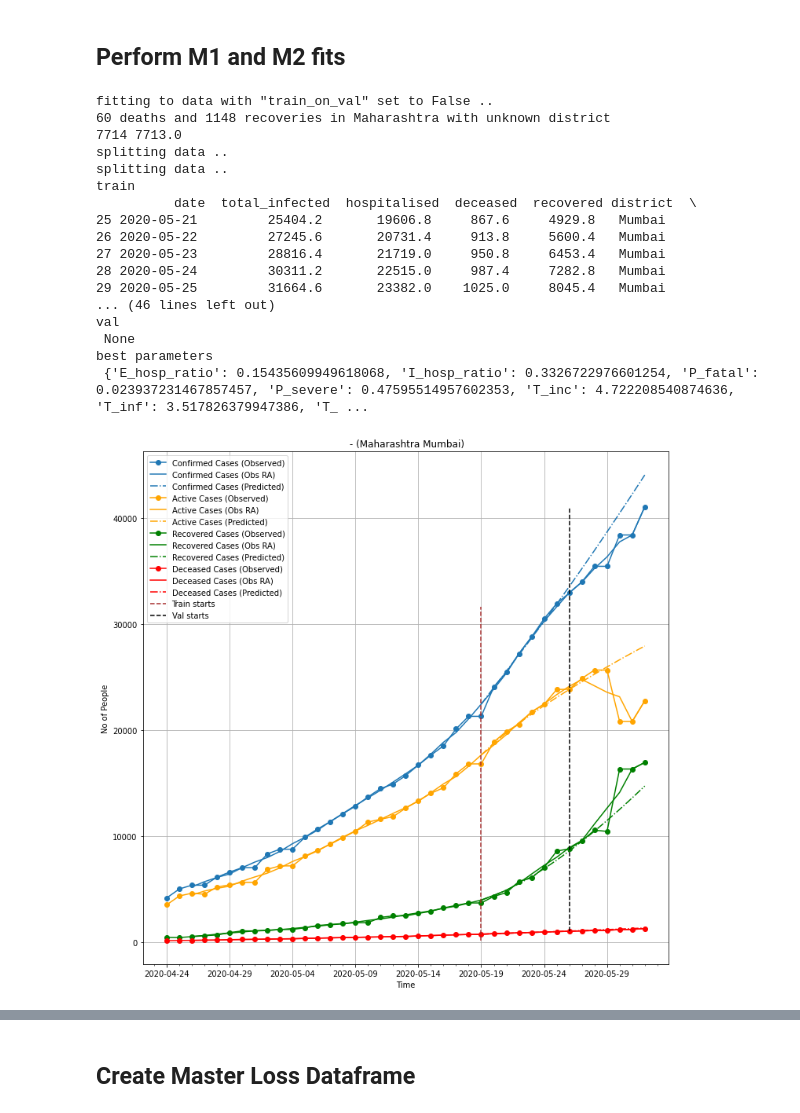
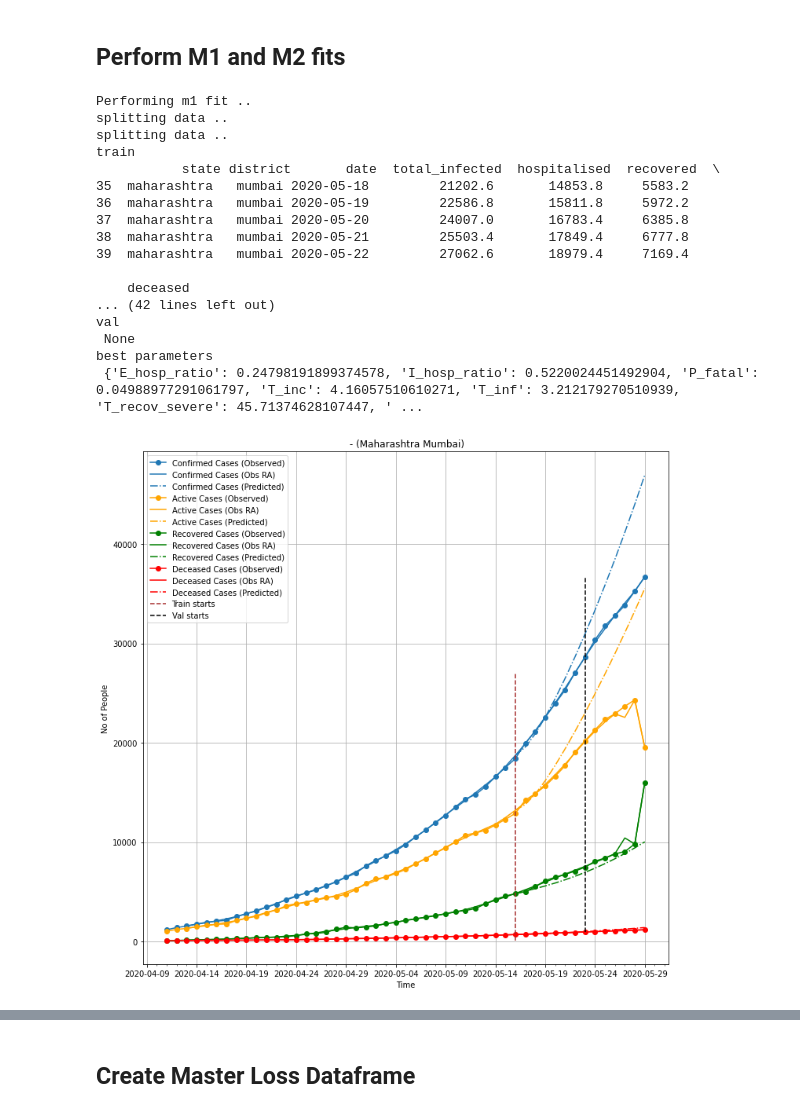
Before and after one commit to WadhwaniAI/covid-modelling, a Jupyter notebook: notebooks/seir/[STABLE] recov_smoothing_experiments.ipynb, the cells around one changed output, grey strips where cells are left out. Saved outputs shown, nothing was run; the diff lists cells and outputs as text; code cells hidden in the pictures.

Commit message:
mumbai smoothing code

```diff
--- a/notebooks/seir/[STABLE] recov_smoothing_experiments.ipynb
+++ b/notebooks/seir/[STABLE] recov_smoothing_experiments.ipynb
@@ -25,0 +29,3 @@ dataframes = get_covid19india_api_data()
+# %%
+# dataframes = get_covid19india_api_data()
+dataframes = get_dataframes_cached()
@@ -154,39 +49,39 @@ ndays=5
 # %%
 for state, district in districts_to_show:
     predictions_dict[(state, district)] = {}
-    predictions_dict[(state, district)]['m1'] = rsingle_fitting_cycle(smoothfunc,
-        dataframes, state, district, train_period=7, val_period=7,
-        n_days_back_smooth=ndays,
-        data_from_tracker=True, initialisation='intermediate', num_evals=700,
+    predictions_dict[(state, district)]['m1'] = single_fitting_cycle(
+        dataframes, state, district, train_period=7, val_period=7, num_evals=5,
+        data_from_tracker=False, initialisation='intermediate', model=SEIR_Testing,
+        smooth_jump=False, smoothing_method='linear', smoothing_length=28,
         which_compartments=['hospitalised', 'total_infected', 'deceased', 'recovered'])
-    predictions_dict[(state, district)]['m2'] = rsingle_fitting_cycle(smoothfunc,
-        dataframes, state, district, train_period=7, val_period=0, num_evals=700,
-        n_days_back_smooth=ndays,
-        train_on_val=True, data_from_tracker=True, initialisation='intermediate',
+    predictions_dict[(state, district)]['m2'] = single_fitting_cycle(
+        dataframes, state, district, train_period=7, val_period=0, num_evals=5,
+        data_from_tracker=False, initialisation='intermediate', model=SEIR_Testing,
+        smooth_jump=False, smoothing_method='linear', smoothing_length=28,
         which_compartments=['hospitalised', 'total_infected', 'deceased', 'recovered'])
 
     predictions_dict[(state, district)]['state'] = state
     predictions_dict[(state, district)]['dist'] = district
     predictions_dict[(state, district)]['fitting_date'] = datetime.datetime.now().strftime("%Y-%m-%d")
     predictions_dict[(state, district)]['datasource'] = 'covid19api' if predictions_dict[(state, district)]['m1']['data_from_tracker'] else 'municipality'
     predictions_dict[(state, district)]['variable_param_ranges'] = predictions_dict[(state, district)]['m1']['variable_param_ranges']
     predictions_dict[(state, district)]['data_last_date'] = predictions_dict[(state, district)]['m2']['data_last_date']
 # %% [output]
-fitting to data with "train_on_val" set to False ..
-60 deaths and 1148 recoveries in Maharashtra with unknown district
-7714 7713.0
+Performing m1 fit ..
 splitting data ..
 splitting data ..
 train
-          date  total_infected  hospitalised  deceased  recovered district  \
-25 2020-05-21         25404.2       19606.8     867.6     4929.8   Mumbai
-26 2020-05-22         27245.6       20731.4     913.8     5600.4   Mumbai
-27 2020-05-23         28816.4       21719.0     950.8     6453.4   Mumbai
-28 2020-05-24         30311.2       22515.0     987.4     7282.8   Mumbai
-29 2020-05-25         31664.6       23382.0    1025.0     8045.4   Mumbai
-... (46 lines left out)
+           state district       date  total_infected  hospitalised  recovered  \
+35  maharashtra   mumbai 2020-05-18         21202.6       14853.8     5583.2
+36  maharashtra   mumbai 2020-05-19         22586.8       15811.8     5972.2
+37  maharashtra   mumbai 2020-05-20         24007.0       16783.4     6385.8
+38  maharashtra   mumbai 2020-05-21         25503.4       17849.4     6777.8
+39  maharashtra   mumbai 2020-05-22         27062.6       18979.4     7169.4
+
+    deceased
+... (42 lines left out)
 val
  None
 best parameters
- {'E_hosp_ratio': 0.15435609949618068, 'I_hosp_ratio': 0.3326722976601254, 'P_fatal': 0.023937231467857457, 'P_severe': 0.47595514957602353, 'T_inc': 4.722208540874636, 'T_inf': 3.517826379947386, 'T_ ...
+ {'E_hosp_ratio': 0.24798191899374578, 'I_hosp_ratio': 0.5220024451492904, 'P_fatal': 0.04988977291061797, 'T_inc': 4.16057510610271, 'T_inf': 3.212179270510939, 'T_recov_severe': 45.71374628107447, ' ...
-[figure, old version]
+[figure, new version]
```
Also changed, not shown: parts of 26 cells of this notebook, 1 other file.
